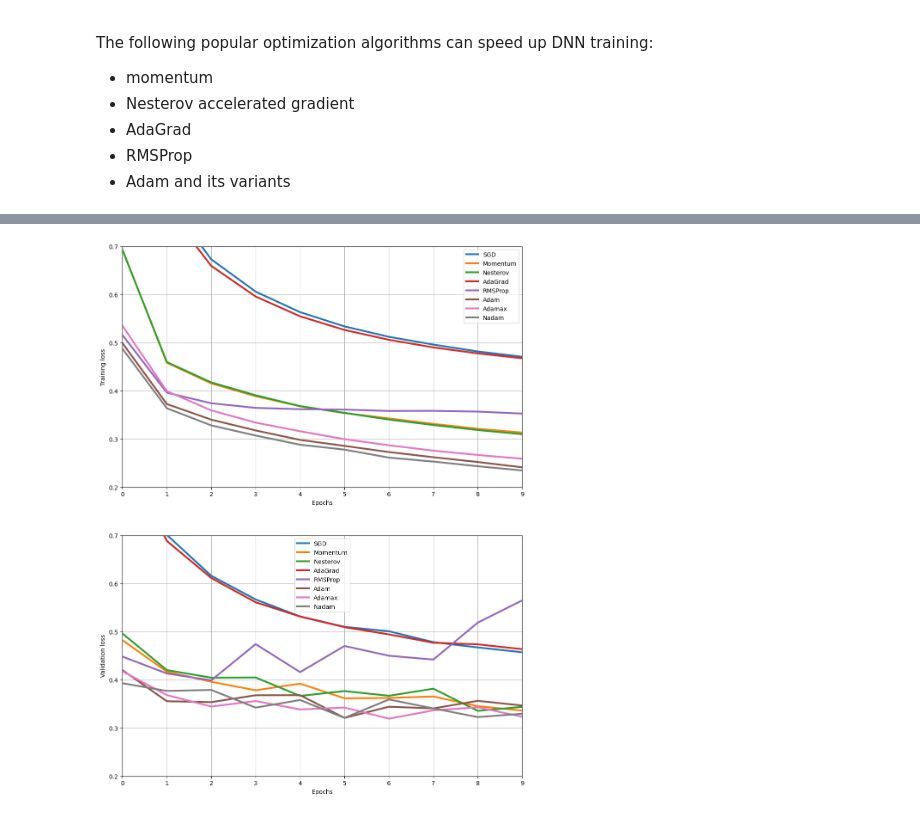
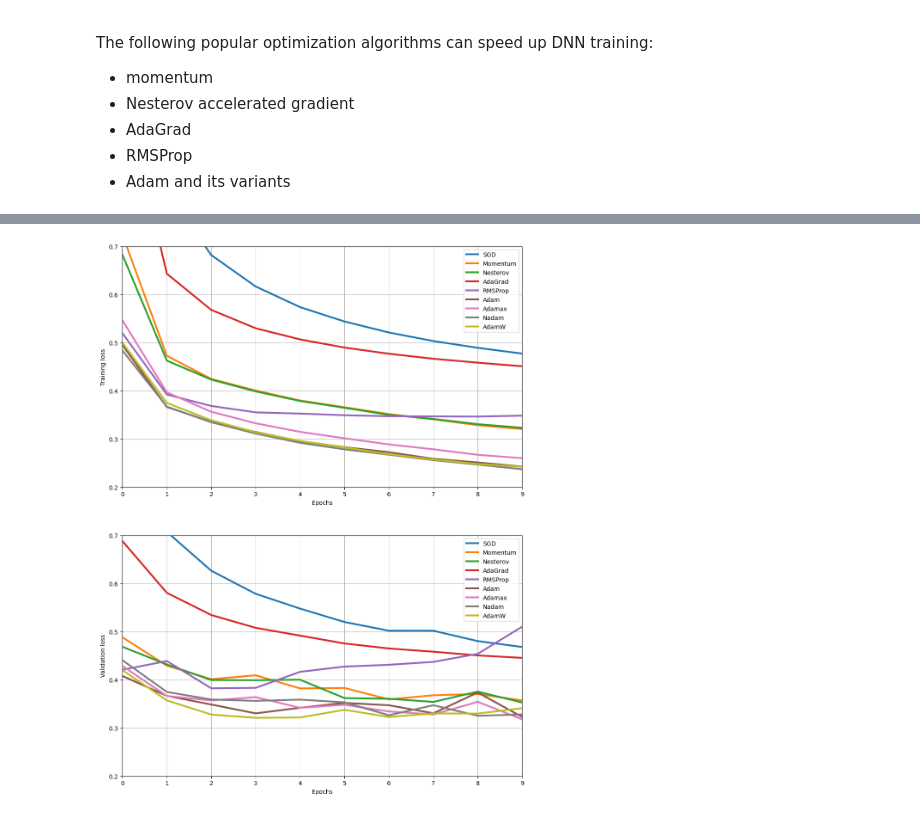
Before and after one commit to ufidon/ml, a Jupyter notebook: mod6/dnn.ipynb, the cells around one changed output, grey strips where cells are left out. Drawn from its saved outputs; the diff is of its cells as text; code cells hidden in the pictures.

```diff
--- a/mod6/dnn.ipynb
+++ b/mod6/dnn.ipynb
@@ -867,6 +998,6 @@ Epoch 10/10
 # %%
 # 3). AdaGrad
 optimizer3 = tf.keras.optimizers.Adagrad(learning_rate=0.001)
-history_adagrad = build_and_train_model(optimizer)
+history_adagrad = build_and_train_model(optimizer3)
 # %% [output]
 Epoch 1/10
@@ -994,0 +1126,5 @@ Epoch 10/10
+# %%
+# 8) AdamW
+optimizer8 = tf.keras.optimizers.AdamW(weight_decay=1e-5, learning_rate=0.001,
+                                      beta_1=0.9, beta_2=0.999)
+history_adamw = build_and_train_model(optimizer8)
@@ -995,18 +1152,18 @@ Epoch 10/10
 # %%
 # 2. visualize the learning curves of all the optimizers
 fig5, ax5 = plt.subplots(2,1, figsize=(12, 16))
 for i, loss in enumerate(("loss", "val_loss")):
-    opt_names = "SGD Momentum Nesterov AdaGrad RMSProp Adam Adamax Nadam"
+    opt_names = "SGD Momentum Nesterov AdaGrad RMSProp Adam Adamax Nadam AdamW"
     for history, opt_name in zip((history_sgd, history_momentum, history_nesterov,
                                   history_adagrad, history_rmsprop, history_adam,
-                                  history_adamax, history_nadam),
+                                  history_adamax, history_nadam, history_adamw),
                                  opt_names.split()):
         ax5[i].plot(history.history[loss], label=f"{opt_name}", linewidth=3)
 
     ax5[i].grid()
     ax5[i].set_xlabel("Epochs")
     ax5[i].set_ylabel({"loss": "Training loss", "val_loss": "Validation loss"}[loss])
     ax5[i].legend(loc="best")
     ax5[i].axis([0, 9, 0.2, 0.7])
 # %% [output]
-[figure, old version]
+[figure, new version]
```
Also changed, not shown: parts of 59 cells of this notebook.
